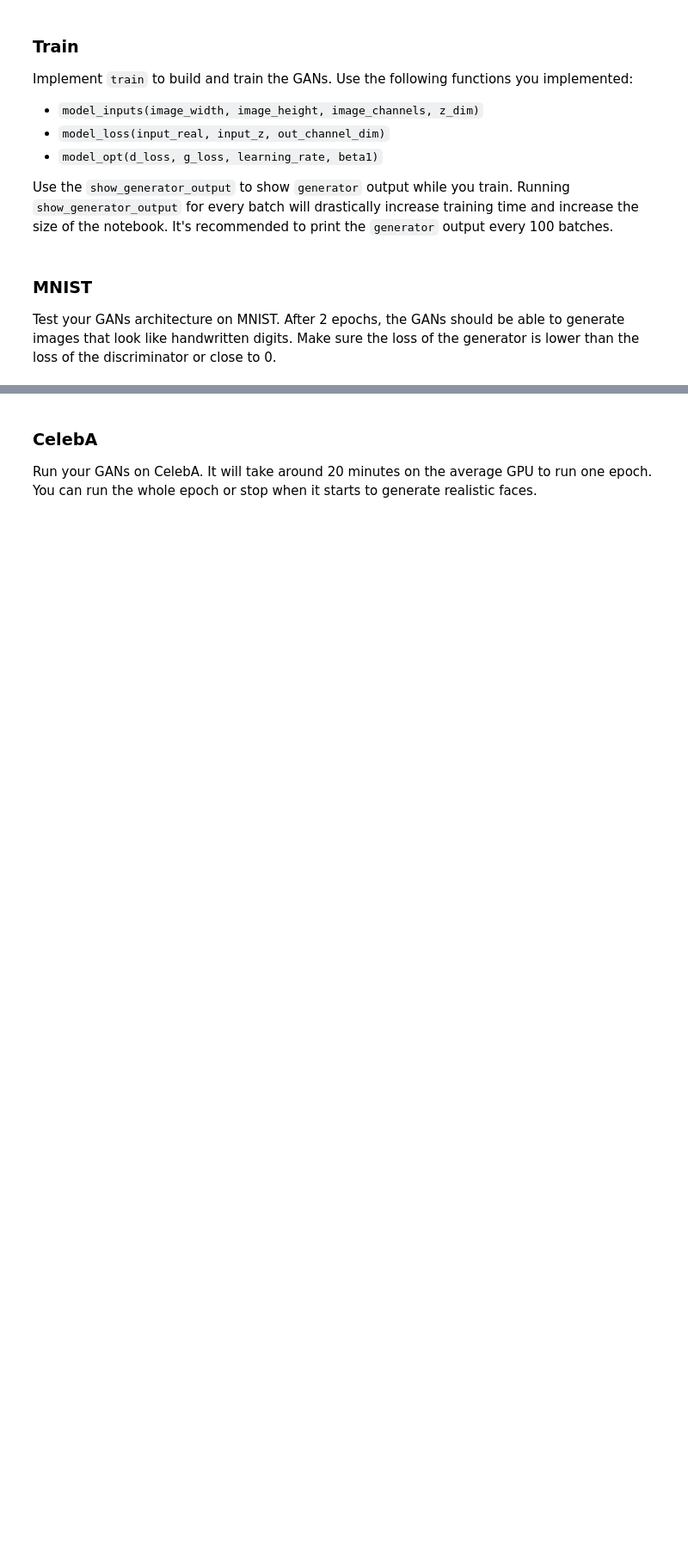
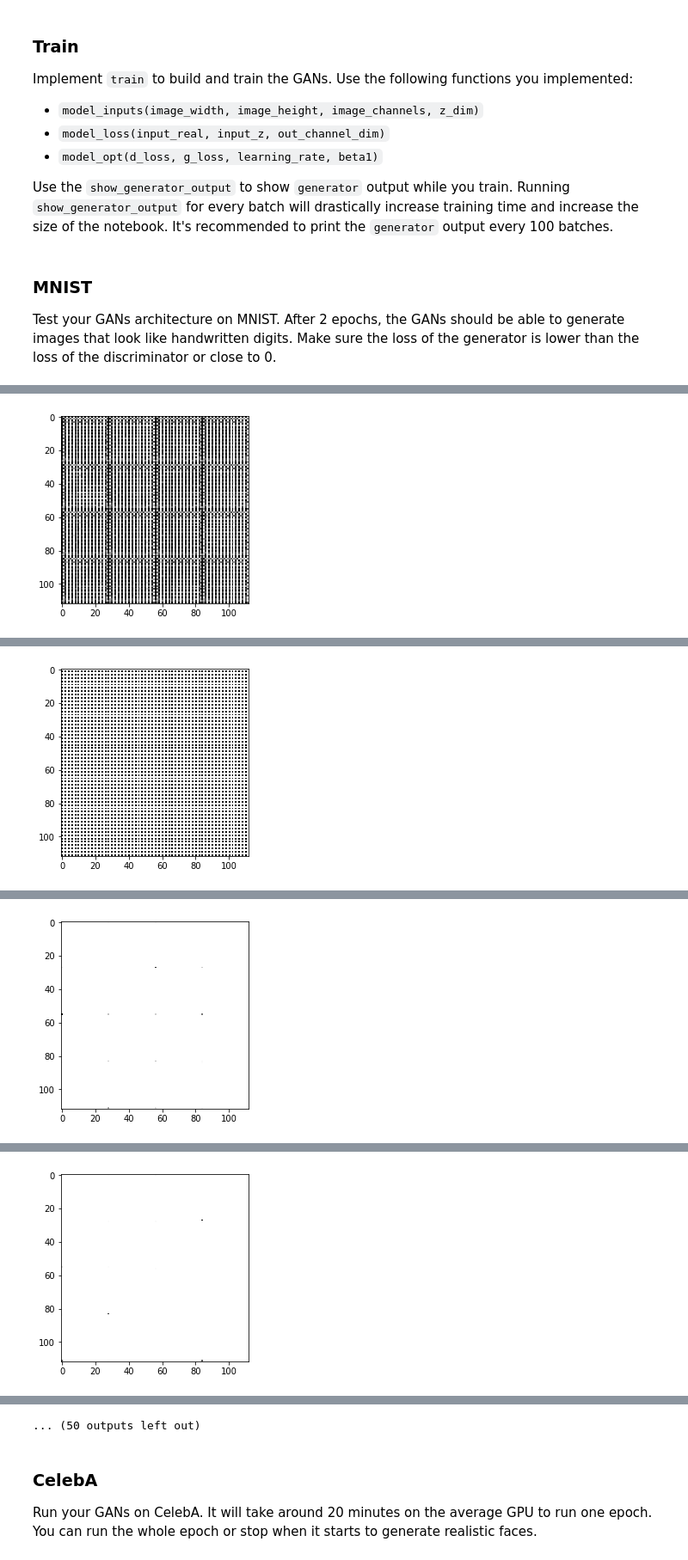
Before and after one commit to srdantas/gan-face-generator, a Jupyter notebook: face_generation.ipynb, the cells around one changed output, grey strips where cells are left out. Shown: that part at 86% size. Saved outputs shown, nothing was run; the diff lists cells and outputs as text; code cells hidden in the pictures; blank space fills up the shorter version.

```diff
--- a/face_generation.ipynb
+++ b/face_generation.ipynb
@@ -203,16 +201,19 @@ def model_loss(input_real, input_z, out_channel_dim):
     disc_real_model, real_logits = discriminator(input_real, reuse=True)
 
     disc_fake_loss = tf.reduce_mean(
-        tf.nn.sigmoid_cross_entropy_with_logits(logits=fake_logits,
-                                                labels=tf.zeros_like(fake_logits)))
+        tf.nn.sigmoid_cross_entropy_with_logits(
+            logits=fake_logits,
+            labels=tf.zeros_like(fake_logits)))
 
     disc_real_loss = tf.reduce_mean(
-        tf.nn.sigmoid_cross_entropy_with_logits(logits=real_logits,
-                                                labels=tf.ones_like(real_logits) * (.9)))
+        tf.nn.sigmoid_cross_entropy_with_logits(
+            logits=real_logits,
+            labels=tf.ones_like(real_logits)*(0.9)))
 
     g_loss = tf.reduce_mean(
-        tf.nn.sigmoid_cross_entropy_with_logits(logits=fake_logits,
-                                                labels=tf.ones_like(fake_logits)))
+        tf.nn.sigmoid_cross_entropy_with_logits(
+            logits=fake_logits,
+            labels=tf.ones_like(fake_logits)))
 
     return disc_fake_loss + disc_real_loss, g_loss
 
@@ -284,7 +285,6 @@ Implement `train` to build and train the GANs.  Use the following functions you
 Use the `show_generator_output` to show `generator` output while you train. Running `show_generator_output` for every batch will drastically increase training time and increase the size of the notebook.  It's recommended to print the `generator` output every 100 batches.
 # %%
 def train(epoch_count, batch_size, z_dim, learning_rate, beta1, get_batches, data_shape, data_image_mode):
-
     real_input, z, lr = model_inputs(data_shape[2], data_shape[1], data_shape[3], z_dim)
 
     d_loss, g_loss = model_loss(real_input, z, data_shape[3])
@@ -302,7 +302,7 @@ def train(epoch_count, batch_size, z_dim, learning_rate, beta1, get_batches, dat
                 sess.run(g_opt, feed_dict={real_input:batch_images, z:batch_z, lr:learning_rate})
                 sess.run(g_opt, feed_dict={real_input:batch_images, z:batch_z, lr:learning_rate})
 
-                if epoch_i % 16 == 0:
+                if batch_i % 256 == 0:
                     train_loss_d = d_loss.eval({z:batch_z, real_input:batch_images})
                     train_loss_g = g_loss.eval({z:batch_z})
 
@@ -310,16 +310,17 @@ def train(epoch_count, batch_size, z_dim, learning_rate, beta1, get_batches, dat
                           'discriminator loss: {:.4f}'.format(train_loss_d),
                           'generator loss: {:.4f}'.format(train_loss_g))
 
-            show_generator_output(sess, 16, z_data, data_shape[3], data_image_mode)
+                    show_generator_output(sess, 16, z, data_shape[3], data_image_mode)
+
+            show_generator_output(sess, 16, z, data_shape[3], data_image_mode)
 # %% [markdown]
 ### MNIST
 Test your GANs architecture on MNIST.  After 2 epochs, the GANs should be able to generate images that look like handwritten digits.  Make sure the loss of the generator is lower than the loss of the discriminator or close to 0.
 # %%
-batch_size = 64
+batch_size = 16
 z_dim = 100
-learning_rate = 0.0001
-beta1 = 0.09
-
+learning_rate = 0.005
+beta1 = 0.4
 
 """
 DON'T MODIFY ANYTHING IN THIS CELL THAT IS BELOW THIS LINE
@@ -350,0 +336 @@ batch 38 discriminator loss: 1.8738 generator loss: 0.3178
+[figure, added]
@@ -351,0 +338 @@ KeyboardInterrupt:
+[figure, added]
@@ -351,0 +340 @@ KeyboardInterrupt:
+[figure, added]
@@ -351,0 +342 @@ KeyboardInterrupt:
+[figure, added]
@@ -352,3 +347,4 @@ KeyboardInterrupt:
+... (50 outputs left out)
 # %% [markdown]
 ### CelebA
 Run your GANs on CelebA.  It will take around 20 minutes on the average GPU to run one epoch.  You can run the whole epoch or stop when it starts to generate realistic faces.
```
Also changed, not shown: parts of 7 cells of this notebook, 1 other file.
